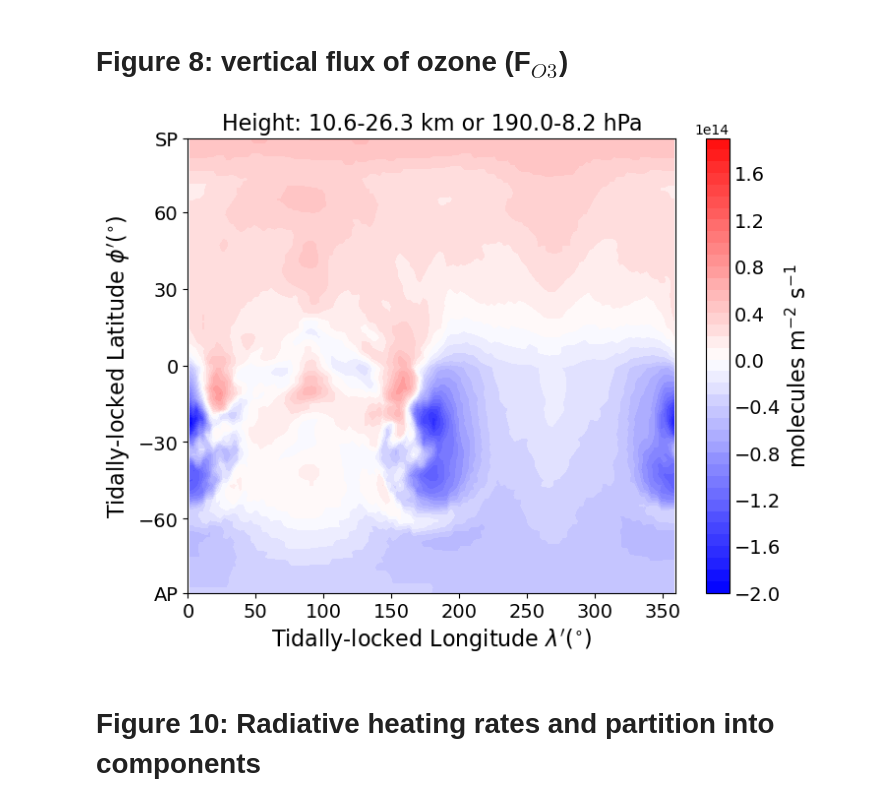
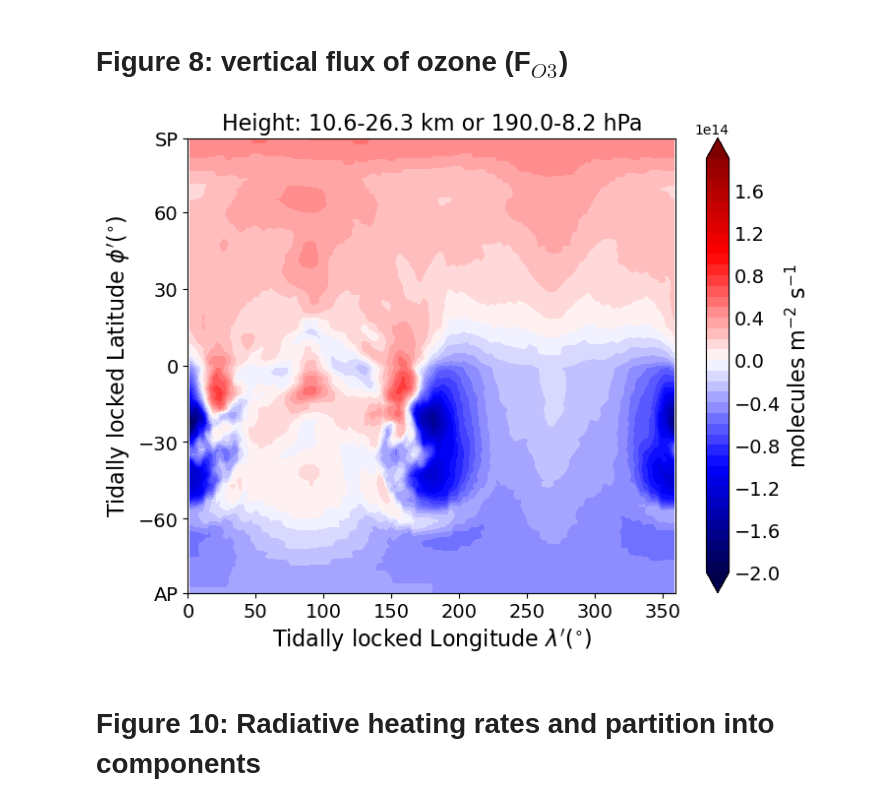
Before and after one commit to marrickb/o3circ_code, a Jupyter notebook: Fig_2_3_4_5_6_8_10.ipynb, the cells around one changed output. Drawn from its saved outputs; the diff is of its cells as text; code cells hidden in the pictures.

```diff
--- a/Fig_2_3_4_5_6_8_10.ipynb
+++ b/Fig_2_3_4_5_6_8_10.ipynb
@@ -1378,16 +1402,16 @@ def plot_Fx(cubes, time_slice=-1, height_level_l=0, height_level=10, time_mean=F
     #levs=np.arange(-60,65,5)
     #norm = colors.TwoSlopeNorm(vmin=cube[height_level,:,:].data.min(), vmax = cube[height_level,:,:].data.max(), vcenter=0)
     levs=[-1e6,-1e5,-1e4,-1e3,-1e2,1e2,1e3,1e4,1e5,1e6]
-    norm=colors.TwoSlopeNorm(vmin=-4e14, vmax=4e14, vcenter=0)
+    norm=colors.TwoSlopeNorm(vmin=-2e14, vmax=2e14, vcenter=0)
     levs=np.arange(-2e14,2e14, 1e13)
     fig = plt.figure(figsize=(8,6))
     ax=fig.add_subplot(111)
     plt.title('Height: %s-%s km or %s-%s hPa' %(km_heights[height_level_l],km_heights[height_level],
              (np.round(p_heights[height_level_l].data/100,1)),(np.round(p_heights[height_level].data/100,1))), fontsize=16)
     c=plt.contourf(full_cube_vcol[:,:].coord('longitude').points,full_cube_vcol[:,:].coord('latitude').points,
-                   full_cube_vcol[:,:].data, levels=25, extend='neither', cmap='seismic', norm=norm)
+                   full_cube_vcol[:,:].data, levels=25, extend='both', cmap='seismic', norm=norm)
     c=plt.contourf(full_cube_vcol[:,:].coord('longitude').points,full_cube_vcol[:,:].coord('latitude').points,
-                   full_cube_vcol[:,:].data, levels=levs, extend='neither', cmap='seismic', norm=norm)
+                   full_cube_vcol[:,:].data, levels=levs, extend='both', cmap='seismic', norm=norm)
     cbar = fig.colorbar(c)
     #cbar.locator = ticker.FixedLocator([-1e6, -1e4, -1e2, 1e2, 1e4,1e6])
     #cbar.ax.set_yticklabels(['$-10^{6}$', '$-10^{4}$', '$-10^{2}$', '10$^{2}$', '10$^{4}$','10$^{6}$'])
@@ -1395,38 +1419,38 @@ def plot_Fx(cubes, time_slice=-1, height_level_l=0, height_level=10, time_mean=F
     cbar.ax.tick_params(length=0, labelsize=14)
     if tl_coord==True:
         ax.yaxis.set_major_locator(plt.MaxNLocator(7))
-        plt.ylabel('Tidally-locked Latitude $\phi^{\prime} (^{\circ})$', fontsize=16)
-        plt.xlabel('Tidally-locked Longitude $\lambda^{\prime} (^{\circ})$', fontsize=16)
+        plt.ylabel('Tidally locked Latitude $\phi^{\prime} (^{\circ})$', fontsize=16)
+        plt.xlabel('Tidally locked Longitude $\lambda^{\prime} (^{\circ})$', fontsize=16)
         #         plt.axvline(70, color='grey')#65
 #         plt.axvline(110, color='grey')#115
 #         plt.axvline(230, color='grey')#220
 #         plt.axvline(305, color='grey')#312
-        #plt.title('T$_{surf}$, tidally-locked coordinates', fontsize=16)
+        #plt.title('T$_{surf}$, tidally locked coordinates', fontsize=16)
         plt.draw() # this is required, or the ticklabels may not exist (yet) at the next step
         labels = [w.get_text() for w in ax.get_yticklabels()]
         locs=list(ax.get_yticks())
         labels+=['SP']
         locs+=[89]
         labels+=['AP']
         locs+=[-89]
         ax.set_yticklabels(labels)
         ax.set_yticks(locs)
         #ax.grid()
         plt.draw()
         plt.ylim(-89,89)
     else:
         plt.ylabel('Latitude $\phi (^{\circ})$', fontsize=16)
     #    plt.xlabel('Longitude $\lambda (^{\circ})$', fontsize=16)
     plt.xticks(fontsize=14)
     plt.yticks(fontsize=14)
     plt.xlim(0,360)
     plt.ylim(-89,89)
     if save==True:
         plt.savefig('vert_o3flux_%s.pdf' %(time_slice), bbox_inches = 'tight', pad_inches=0)
 plot_Fx(pcb_tl_regrid, time_slice=99,
         height_level_l=22, height_level=36, time_mean=True, tl_coord=True, save=True)
 # %% [output]
-[figure, old version]
+[figure, new version]
 # %% [markdown]
 # Figure 10: Radiative heating rates and partition into components
 # %% [markdown]
```
Also changed, not shown: parts of 15 cells of this notebook, 2 other files.
